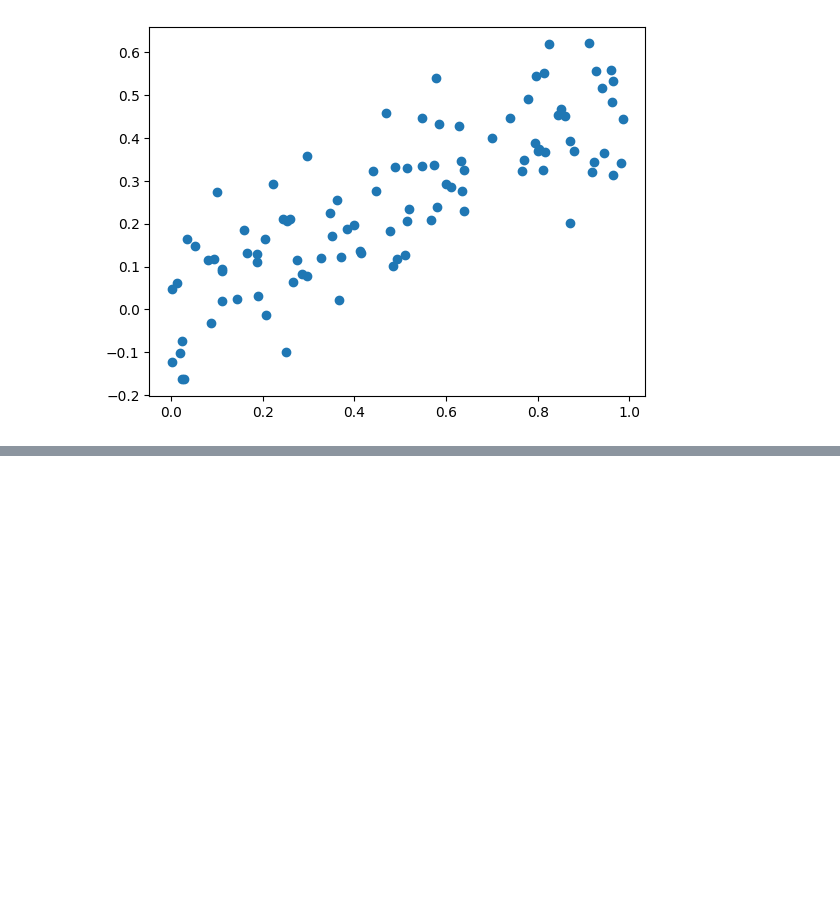
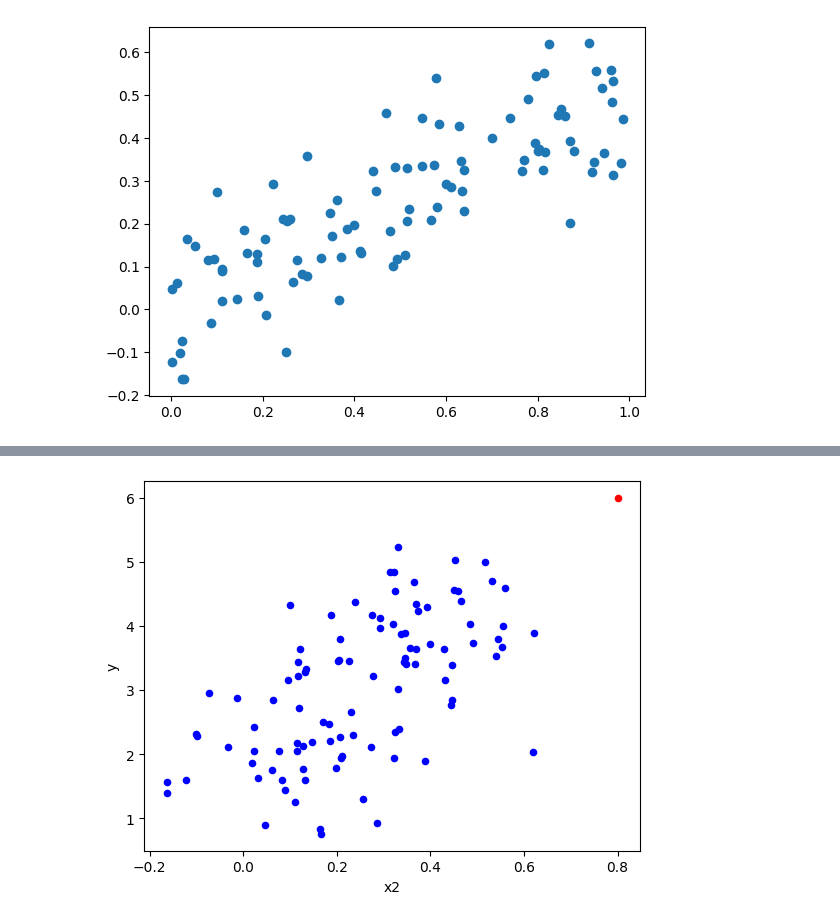
Before and after one commit to lucasdoherty/islp, a Jupyter notebook: chapter_3/exercise_14.ipynb, the cells around one changed output, grey strips where cells are left out. Cells and saved outputs as stored; diff of their text form; code cells hidden in the pictures; blank space fills up the shorter version.

```diff
--- a/chapter_3/exercise_14.ipynb
+++ b/chapter_3/exercise_14.ipynb
@@ -73,0 +236,8 @@ Notes:
+# %%
+# Bivariate analysis (x2,y)
+sample = df.iloc[-1:]  # To get the last observation
+other = df.iloc[:-1]  # To get all the observations but the last
+ax = other.plot(kind='scatter',x='x2',y='y', color='blue');  # Plot all observations but the last in blue
+sample.plot(ax=ax, kind='scatter',x='x2',y='y', color='red');  # Plot last observation added in red
+# %% [output]
+[figure, added]
```
Also changed, not shown: parts of 10 cells of this notebook.
